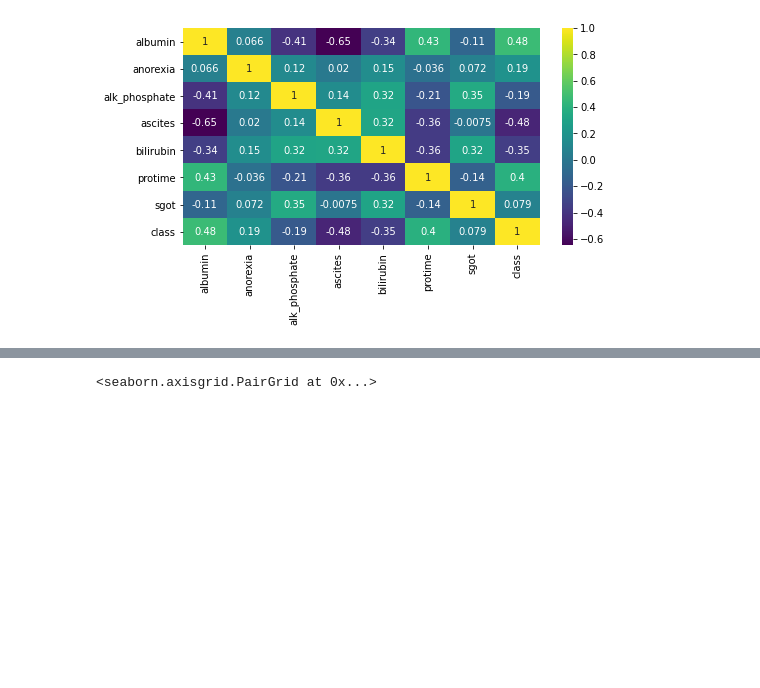
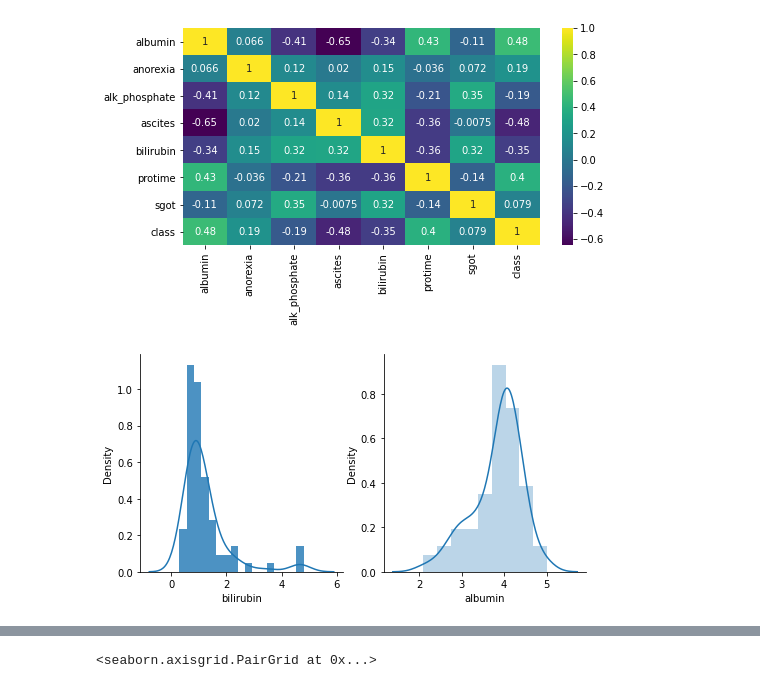
Before and after one commit to adaick/Payoda_Test, a Jupyter notebook: payoda_test.ipynb, the cells around one changed output, grey strips where cells are left out. Drawn from its saved outputs; the diff is of its cells as text; code cells hidden in the pictures; blank space fills up the shorter version.

```diff
--- a/payoda_test.ipynb
+++ b/payoda_test.ipynb
@@ -163,3 +163,13 @@ sns.heatmap(df.corr(),cmap='viridis',annot=True)
 # %% [output]
 <matplotlib.axes._subplots.AxesSubplot at 0x...>
 [figure]
+# %%
+plt.figure(figsize=(8,4))
+plt.subplot(1, 2, 1)
+sns.distplot(df['bilirubin'],hist_kws={"alpha":0.8})
+sns.despine()
+plt.subplot(1, 2, 2)
+sns.distplot(df['albumin'],hist_kws={"alpha":0.3})
+sns.despine();
+# %% [output]
+[figure, added]
```
Also changed, not shown: parts of 1 cell of this notebook.
